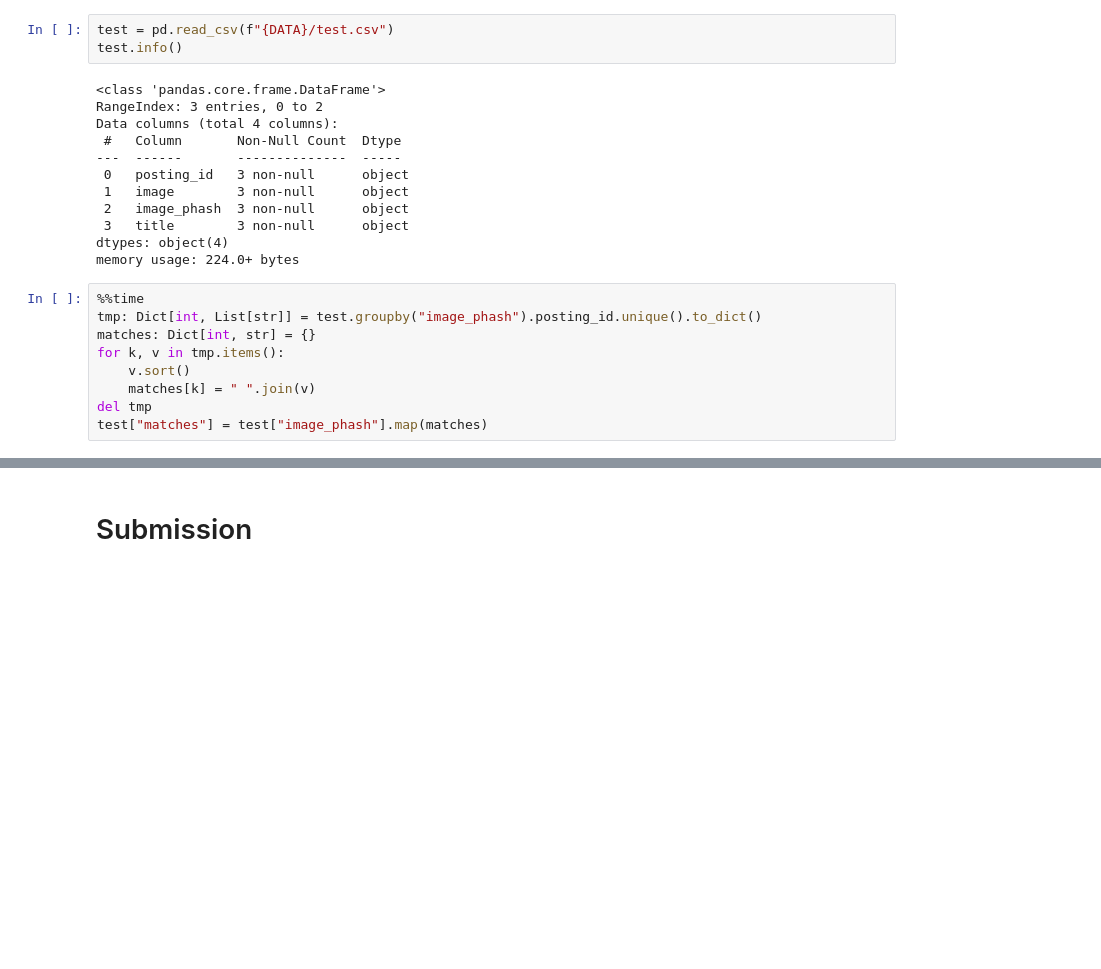
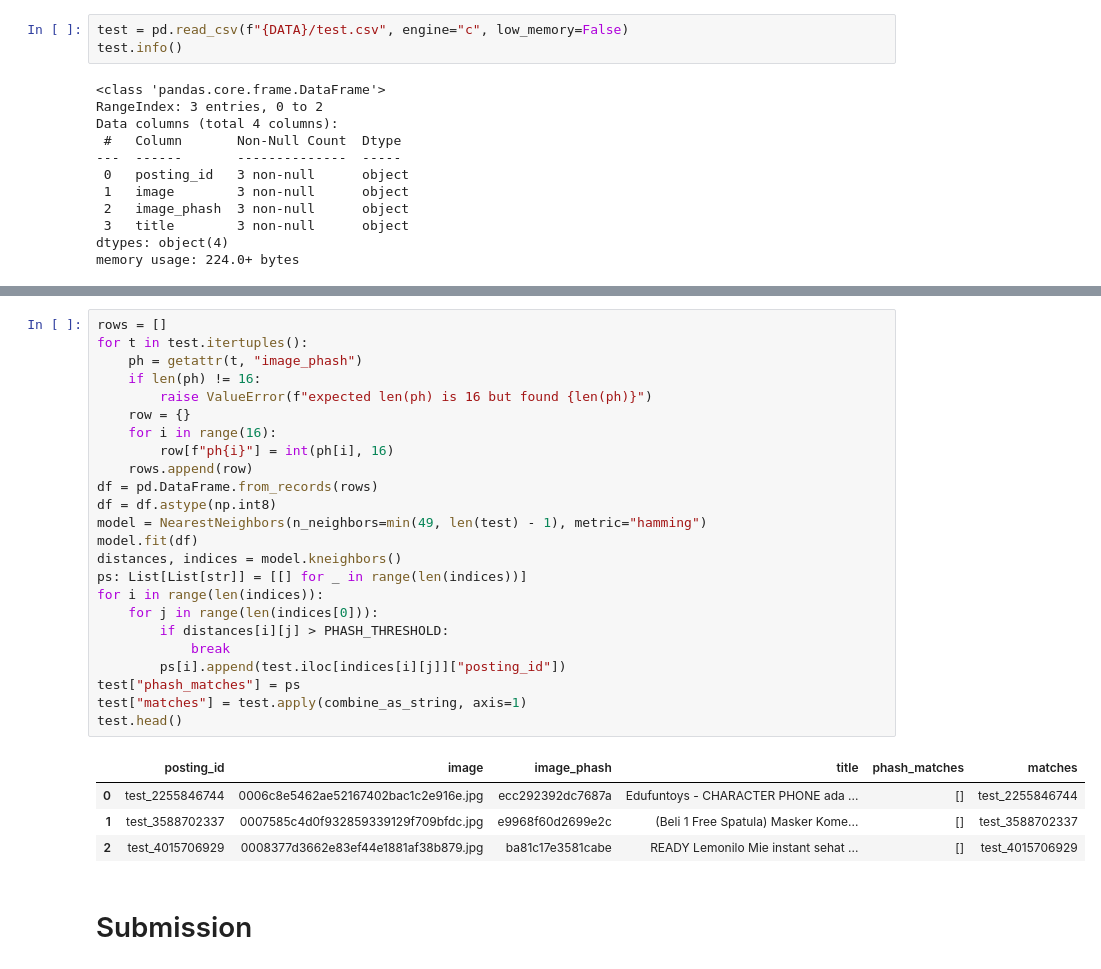
Before and after one commit to seahrh/kaggle-shopee-product-matching, a Jupyter notebook: shopee-product-matching.ipynb, the cells around one changed output, grey strips where cells are left out. Cells and saved outputs as stored; diff of their text form; blank space fills up the shorter version.

```diff
--- a/shopee-product-matching.ipynb
+++ b/shopee-product-matching.ipynb
@@ -33,5 +158,5 @@ scml.seed_everything()
 # %%
-test = pd.read_csv(f"{DATA}/test.csv")
+test = pd.read_csv(f"{DATA}/test.csv", engine="c", low_memory=False)
 test.info()
 # %% [output]
 <class 'pandas.core.frame.DataFrame'>
@@ -45,12 +170,3 @@ Data columns (total 4 columns):
  3   title        3 non-null      object
 dtypes: object(4)
 memory usage: 224.0+ bytes
-# %%
-%%time
-tmp: Dict[int, List[str]] = test.groupby("image_phash").posting_id.unique().to_dict()
-matches: Dict[int, str] = {}
-for k, v in tmp.items():
-    v.sort()
-    matches[k] = " ".join(v)
-del tmp
-test["matches"] = test["image_phash"].map(matches)
@@ -60,3 +173,32 @@ Wall time: 7.77 ms
+# %%
+rows = []
+for t in test.itertuples():
+    ph = getattr(t, "image_phash")
+    if len(ph) != 16:
+        raise ValueError(f"expected len(ph) is 16 but found {len(ph)}")
+    row = {}
+    for i in range(16):
+        row[f"ph{i}"] = int(ph[i], 16)
+    rows.append(row)
+df = pd.DataFrame.from_records(rows)
+df = df.astype(np.int8)
+model = NearestNeighbors(n_neighbors=min(49, len(test) - 1), metric="hamming")
+model.fit(df)
+distances, indices = model.kneighbors()
+ps: List[List[str]] = [[] for _ in range(len(indices))]
+for i in range(len(indices)):
+    for j in range(len(indices[0])):
+        if distances[i][j] > PHASH_THRESHOLD:
+            break
+        ps[i].append(test.iloc[indices[i][j]]["posting_id"])
+test["phash_matches"] = ps
+test["matches"] = test.apply(combine_as_string, axis=1)
+test.head()
+# %% [output]
+|  | posting_id | image | image_phash | title | phash_matches | matches |
+| 0 | test_2255846744 | 0006c8e5462ae52167402bac1c2e916e.jpg | ecc292392dc7687a | Edufuntoys - CHARACTER PHONE ada ... | [] | test_2255846744 |
+| 1 | test_3588702337 | 0007585c4d0f932859339129f709bfdc.jpg | e9968f60d2699e2c | (Beli 1 Free Spatula) Masker Kome... | [] | test_3588702337 |
+| 2 | test_4015706929 | 0008377d3662e83ef44e1881af38b879.jpg | ba81c17e3581cabe | READY Lemonilo Mie instant sehat ... | [] | test_4015706929 |
 # %% [markdown]
 # Submission
 # %%
```
Also changed, not shown: parts of 14 cells of this notebook, 3 other files.
